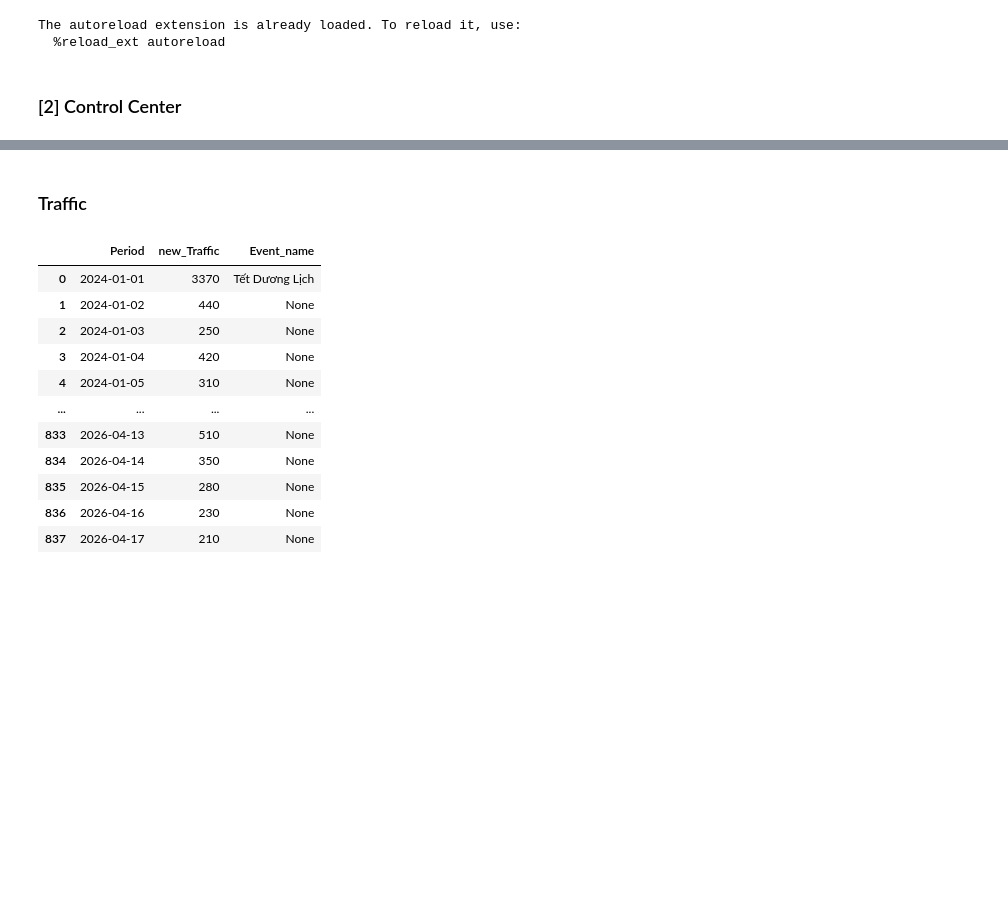
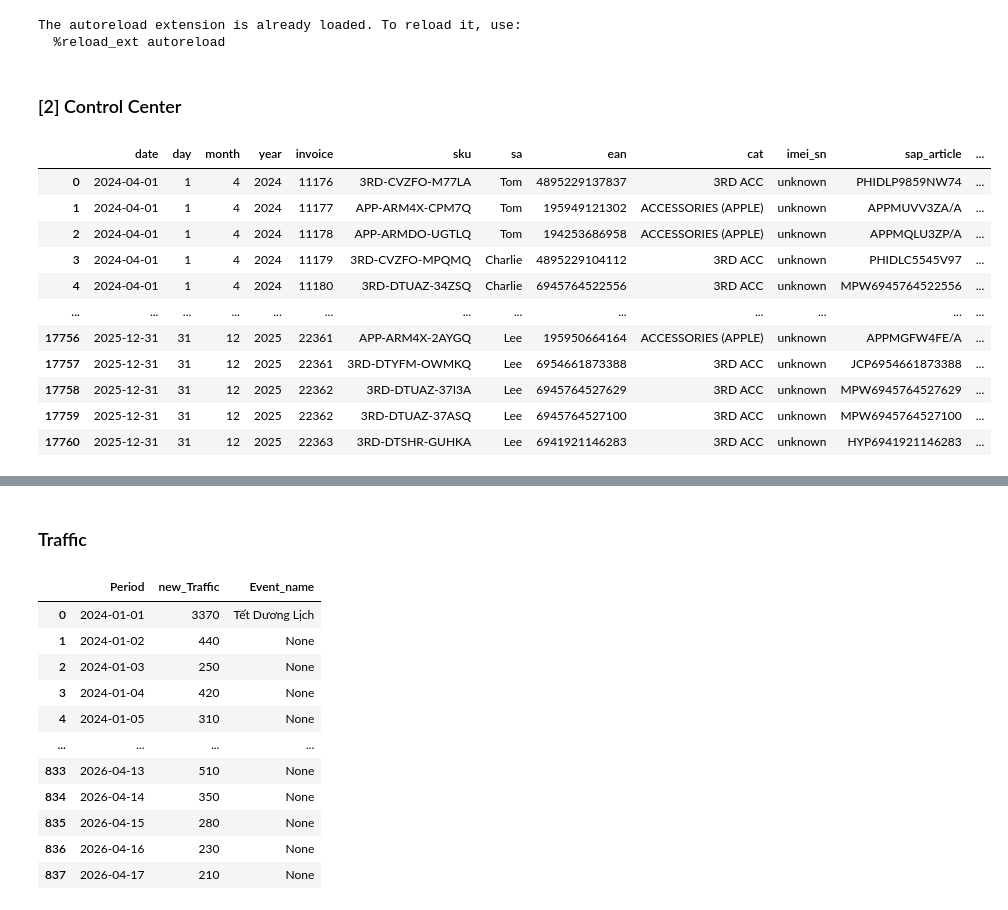
Before and after one commit to jamesaster/dynamic-dataframe, a Jupyter notebook: notebooks/master_pipeline.ipynb, the cells around one changed output, grey strips where cells are left out. Cells and saved outputs as stored; diff of their text form; code cells hidden in the pictures; blank space fills up the shorter version.

Commit message:
Update: 6. Feature Transformation & Anonymization

```diff
--- a/notebooks/master_pipeline.ipynb
+++ b/notebooks/master_pipeline.ipynb
@@ -73,55 +74,107 @@ config = {
     'anonymous'   : ['phone', 'name', 'email',]
     }
 
+f = io.StringIO()
 
 # 2. Load & Normalize
-df_2024 = pd.read_csv(csv_2024)
-df_2025 = pd.read_csv(csv_2025)
-df_2024.columns = df_2025.columns
+with redirect_stdout(f):
+    df_2024 = pd.read_csv(csv_2024)
+    df_2025 = pd.read_csv(csv_2025)
+    df_2024.columns = df_2025.columns
 
-first_4_cols = df_2024.columns[:4]
-df = pd.concat([df_2024, df_2025], axis=0, ignore_index=True).dropna(subset=first_4_cols, ignore_index=True)
+    first_4_cols = df_2024.columns[:4]
+    df = pd.concat([df_2024, df_2025], axis=0, ignore_index=True).dropna(subset=first_4_cols, ignore_index=True)
 
 
-df.columns = df.columns.str.strip().str.replace(r'\s+', '_', regex=True).str.lower()
-df = df.drop(config['drop_col'], axis=1, errors='ignore')
+    df.columns = df.columns.str.strip().str.replace(r'\s+', '_', regex=True).str.lower()
+    df = df.drop(config['drop_col'], axis=1, errors='ignore')
 
-
-# 3. Cleaning
-f = io.StringIO()
+# 3. Data Validation & Standardization
 with redirect_stdout(f):
     categorize_results = stage_1(stage_0(df))
     df = rev_validate(df, config['payment_cols'], categorize_results)
     df[config['date_pocket']], list_errors_date = recover_date(df, config['date_pocket'], config['date_anchor'])
     df = df.drop('fill_date', axis=1, errors='ignore')
     #* After cleaned
     df_new = execution(df, categorize_results)
 
-# 4. Cust Master
+# 4. Identity Masking & Privacy Protection
 with redirect_stdout(f):
     cust_cols = config.get('anonymous')
     _p, _n, _e = cust_cols
 
     # Normalize before create Cust Master
     df_new = c.cus_normalize(df_new, _p, _n, _e)
     # Creating Cust Master
     df_cust_master = c.create_cust_master(df_new, _p, _n, _e)
     df_cust_master = c.base32_encode(df_cust_master, _p, cust_salt)
     df_cust_master = c.create_cus_id(df_cust_master, _p, _n, _e)
     # Encode main df[phone]
     df_new = c.base32_encode(df_new, _p, cust_salt).drop([ _n, _e], axis=1, errors='ignore')
 
     # Map Cust Master back to main df
     df_new = df_new.merge(df_cust_master, how='left', on=_p)
-    df_new.insert(1, 'month', df_new['date'].dt.month)
-    df_new.insert(2, 'year', df_new['date'].dt.year)
 
-# 5. Product Master
+# 5. Product Restructuring & Price Masking
 with redirect_stdout(f):
-    product_master = process_product_master(
-    product_info=product_info,
-    prod_salt=prod_salt,
-    ran_seed=ran_seed,
-    scale_dict=scale_dict,
-    output_path='../CSV_write/Anonym_Price.csv'
-)
+    # product_master = process_product_master(
+    # product_info=product_info,
+    # prod_salt=prod_salt,
+    # ran_seed=ran_seed,
+    # scale_dict=scale_dict,
+    # output_path='../CSV_write/Anonym_Price.csv'
+    # )
+    pass
+
+# 6. Feature Transformation & Anonymization
+with redirect_stdout(f):
+    anonym_price = pd.read_csv('../CSV_write/Anonym_Price.csv')
+
+    def normalize4_lookup(series:pd.Series)-> pd.Series:
+        """
+        Convert dtype & format of lookup key.\n
+        Remove '.0' at the end of EAN string.\n
+        Strip.
+        """
+        return series.astype(str).str.replace(r'\.0$', '', regex=True).str.strip()
+    anonym_price['ean'] = anonym_price['ean'].pipe(normalize4_lookup)
+    df_new['ean']       = df_new['ean'].pipe(normalize4_lookup)
+
+    # Create lookup_Series with index=key_word
+    lookup_dict = anonym_price.set_index('ean')['master_sku']
+    # Create 'sku' column from Anonym_Price
+    df_new.insert(5, 'sku', df_new['ean'].map(lookup_dict))
+
+    def imei_hashing(series: pd.Series, key) -> pd.Series:
+        unique_imeis = series[series!='unknown'].dropna().unique()
+
+        salt = str(key).encode()
+        hash_map = {}
+        for imei in unique_imeis:
+            h = hashlib.sha256(str(imei).encode() + salt).digest()
+            hash_map[imei] = base64.b32encode(h).decode()[0:50:5]
+
+        return series.map(hash_map).fillna('unknown')
+
+    df_new['imei_sn'] = imei_hashing(df_new['imei_sn'], cust_salt)
+
+df_new.insert(1, 'day', df_new['date'].dt.day)
+df_new.insert(2, 'month', df_new['date'].dt.month)
+df_new.insert(3, 'year', df_new['date'].dt.year)
+
+
+sensitive_cols = ['ean', 'sap_article', 'sap_description']
+df_new
+# %% [output]
+|  | date | day | month | year | invoice | sku | sa | ean | cat | imei_sn | sap_article | ... |
+| 0 | 2024-04-01 | 1 | 4 | 2024 | 11176 | 3RD-CVZFO-M77LA | Tom | 4895229137837 | 3RD ACC | unknown | PHIDLP9859NW74 | ... |
+| 1 | 2024-04-01 | 1 | 4 | 2024 | 11177 | APP-ARM4X-CPM7Q | Tom | 195949121302 | ACCESSORIES (APPLE) | unknown | APPMUVV3ZA/A | ... |
+| 2 | 2024-04-01 | 1 | 4 | 2024 | 11178 | APP-ARMDO-UGTLQ | Tom | 194253686958 | ACCESSORIES (APPLE) | unknown | APPMQLU3ZP/A | ... |
+| 3 | 2024-04-01 | 1 | 4 | 2024 | 11179 | 3RD-CVZFO-MPQMQ | Charlie | 4895229104112 | 3RD ACC | unknown | PHIDLC5545V97 | ... |
+| 4 | 2024-04-01 | 1 | 4 | 2024 | 11180 | 3RD-DTUAZ-34ZSQ | Charlie | 6945764522556 | 3RD ACC | unknown | MPW6945764522556 | ... |
+| ... | ... | ... | ... | ... | ... | ... | ... | ... | ... | ... | ... | ... |
+| 17756 | 2025-12-31 | 31 | 12 | 2025 | 22361 | APP-ARM4X-2AYGQ | Lee | 195950664164 | ACCESSORIES (APPLE) | unknown | APPMGFW4FE/A | ... |
+| 17757 | 2025-12-31 | 31 | 12 | 2025 | 22361 | 3RD-DTYFM-OWMKQ | Lee | 6954661873388 | 3RD ACC | unknown | JCP6954661873388 | ... |
+| 17758 | 2025-12-31 | 31 | 12 | 2025 | 22362 | 3RD-DTUAZ-37I3A | Lee | 6945764527629 | 3RD ACC | unknown | MPW6945764527629 | ... |
+| 17759 | 2025-12-31 | 31 | 12 | 2025 | 22362 | 3RD-DTUAZ-37ASQ | Lee | 6945764527100 | 3RD ACC | unknown | MPW6945764527100 | ... |
+| 17760 | 2025-12-31 | 31 | 12 | 2025 | 22363 | 3RD-DTSHR-GUHKA | Lee | 6941921146283 | 3RD ACC | unknown | HYP6941921146283 | ... |
```
Also changed, not shown: parts of 4 cells of this notebook.
